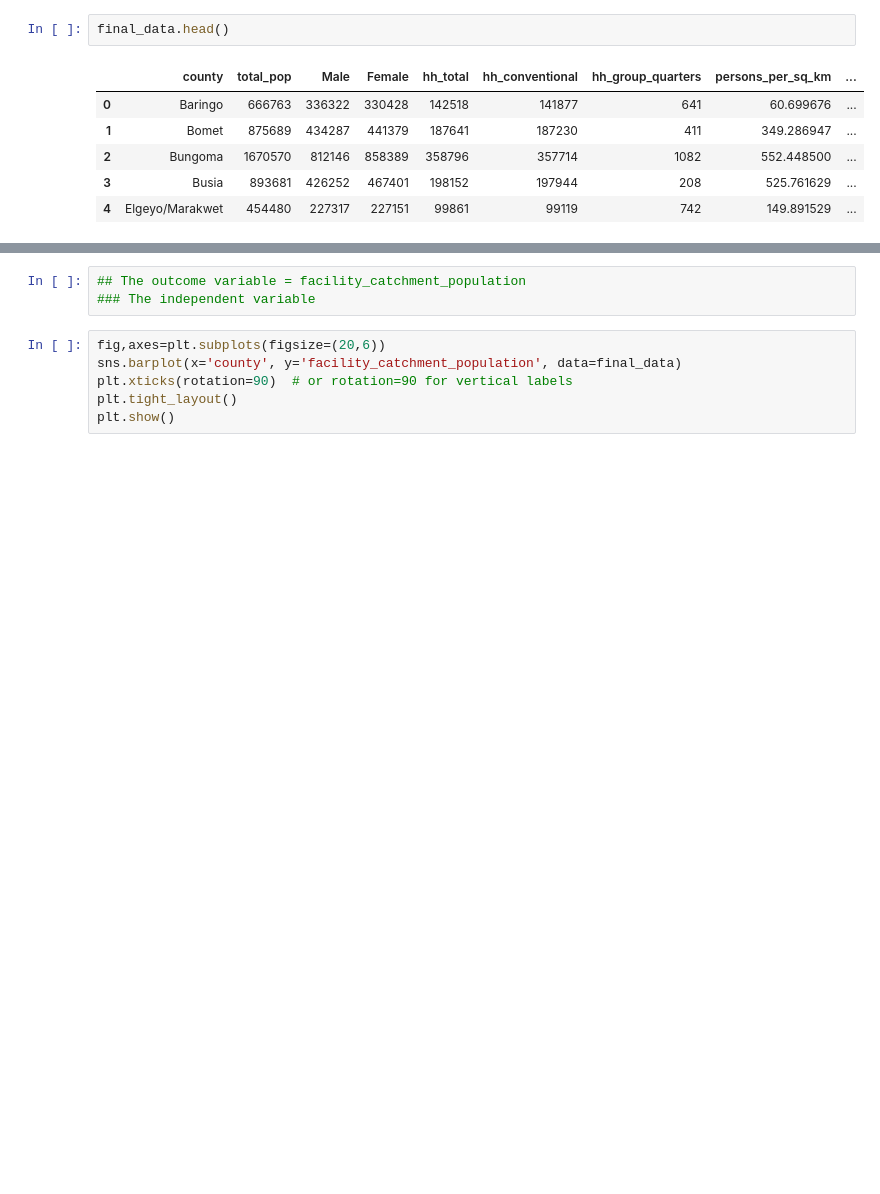
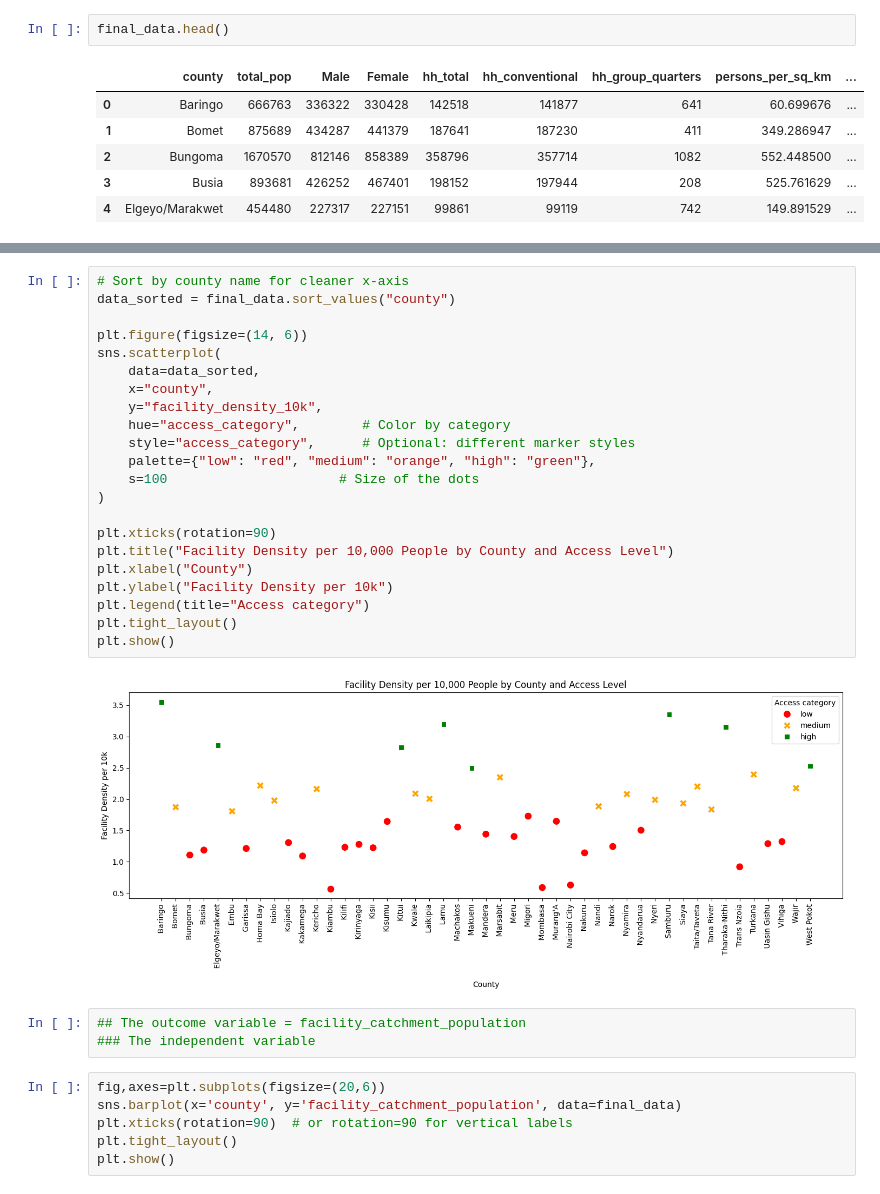
Before and after one commit to csaafrica/Group1-Healthcare_Access_Inequality_Predictor, a Jupyter notebook: health_care_project.ipynb, the cells around one changed output, grey strips where cells are left out. Saved outputs shown, nothing was run; the diff lists cells and outputs as text; blank space fills up the shorter version.

```diff
--- a/health_care_project.ipynb
+++ b/health_care_project.ipynb
@@ -370,3 +492,27 @@ final_data.head()
+# %%
+# Sort by county name for cleaner x-axis
+data_sorted = final_data.sort_values("county")
+
+plt.figure(figsize=(14, 6))
+sns.scatterplot(
+    data=data_sorted,
+    x="county",
+    y="facility_density_10k",
+    hue="access_category",        # Color by category
+    style="access_category",      # Optional: different marker styles
+    palette={"low": "red", "medium": "orange", "high": "green"},
+    s=100                      # Size of the dots
+)
+
+plt.xticks(rotation=90)
+plt.title("Facility Density per 10,000 People by County and Access Level")
+plt.xlabel("County")
+plt.ylabel("Facility Density per 10k")
+plt.legend(title="Access category")
+plt.tight_layout()
+plt.show()
+# %% [output]
+[figure, added]
 # %%
 ## The outcome variable = facility_catchment_population
 ### The independent variable
```
Also changed, not shown: parts of 39 cells of this notebook.
